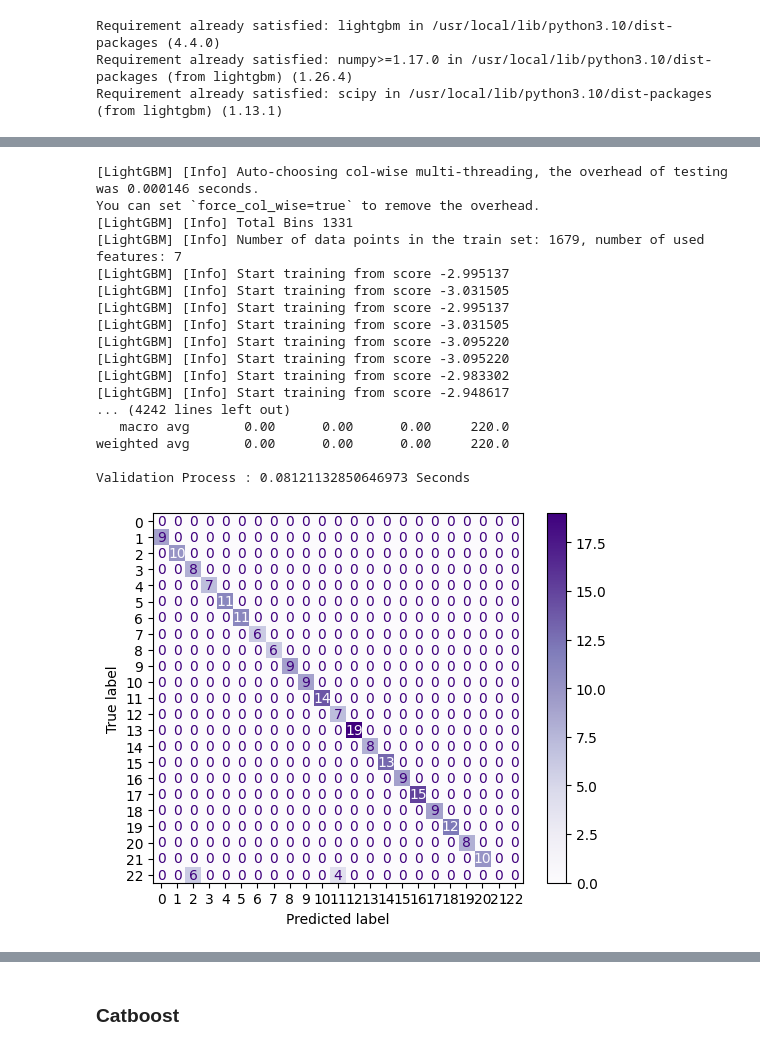
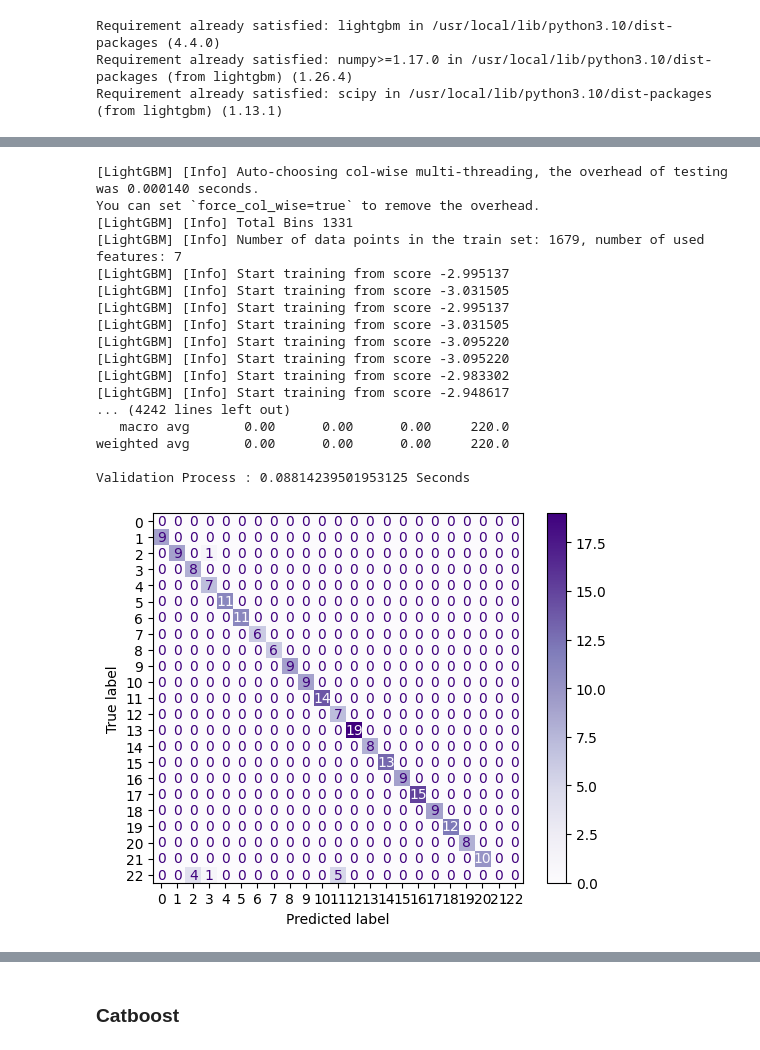
Before and after one commit to siyaboban/Crop-recommendation, a Jupyter notebook: Crop__recommendation_code_Final.ipynb, the cells around one changed output, grey strips where cells are left out. Saved outputs shown, nothing was run; the diff lists cells and outputs as text; code cells hidden in the pictures.

```diff
--- a/Crop__recommendation_code_Final.ipynb
+++ b/Crop__recommendation_code_Final.ipynb
@@ -862,42 +862,42 @@ print("Training Process :", time2-time1, "Seconds\n")
 
 # Validation process
 time1 = crs_time.time()
-y_pdct = model.predict(crs_Xval)
+y_pred = model.predict(crs_Xval)
 print(crs_rep(crs_Yval, y_pred))
 time2 = crs_time.time()
 print("Validation Process :", time2-time1, "Seconds\n")
 
 # Get all unique predicted labels
 predicted_labels = crs_np.unique(y_pred)
 
 # Get all unique actual labels (assuming crs_Yva contains all possible labels)
 actual_labels = crs_np.unique(crs_Yval)
 
 # Combine unique predicted and actual labels
 all_labels = crs_np.unique(crs_np.concatenate((predicted_labels, actual_labels)))
 
 crs_confM = crs_confusM(crs_Yval, y_pred)
 crs_disp(confusion_matrix = crs_confM, display_labels = all_labels).plot(cmap = 'Purples') # Use all_labels here
 crs_plt.show()
 # %% [output]
-[LightGBM] [Info] Auto-choosing col-wise multi-threading, the overhead of testing was 0.000146 seconds.
+[LightGBM] [Info] Auto-choosing col-wise multi-threading, the overhead of testing was 0.000140 seconds.
 You can set `force_col_wise=true` to remove the overhead.
 [LightGBM] [Info] Total Bins 1331
 [LightGBM] [Info] Number of data points in the train set: 1679, number of used features: 7
 [LightGBM] [Info] Start training from score -2.995137
 [LightGBM] [Info] Start training from score -3.031505
 [LightGBM] [Info] Start training from score -2.995137
 [LightGBM] [Info] Start training from score -3.031505
 [LightGBM] [Info] Start training from score -3.095220
 [LightGBM] [Info] Start training from score -3.095220
 [LightGBM] [Info] Start training from score -2.983302
 [LightGBM] [Info] Start training from score -2.948617
 ... (4242 lines left out)
    macro avg       0.00      0.00      0.00     220.0
 weighted avg       0.00      0.00      0.00     220.0
 
-Validation Process : 0.08121132850646973 Seconds
+Validation Process : 0.08814239501953125 Seconds
-[figure, old version]
+[figure, new version]
 # %%
 # Testing Process
 time1 = crs_time.time()
```
Also changed, not shown: parts of 20 cells of this notebook.
